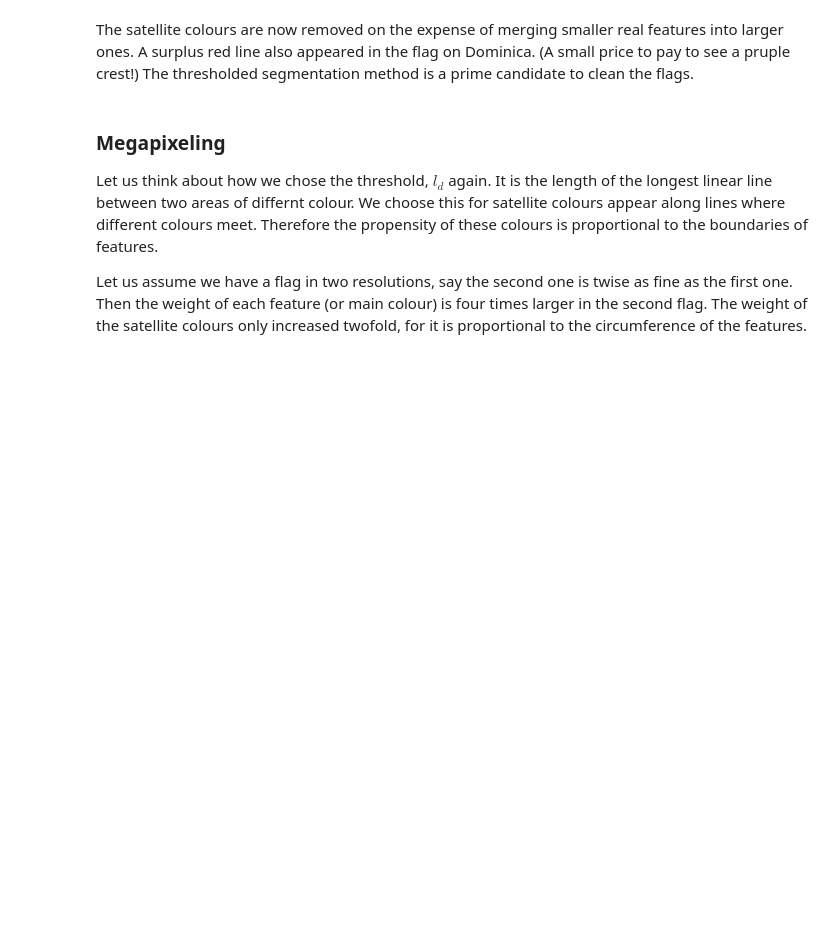
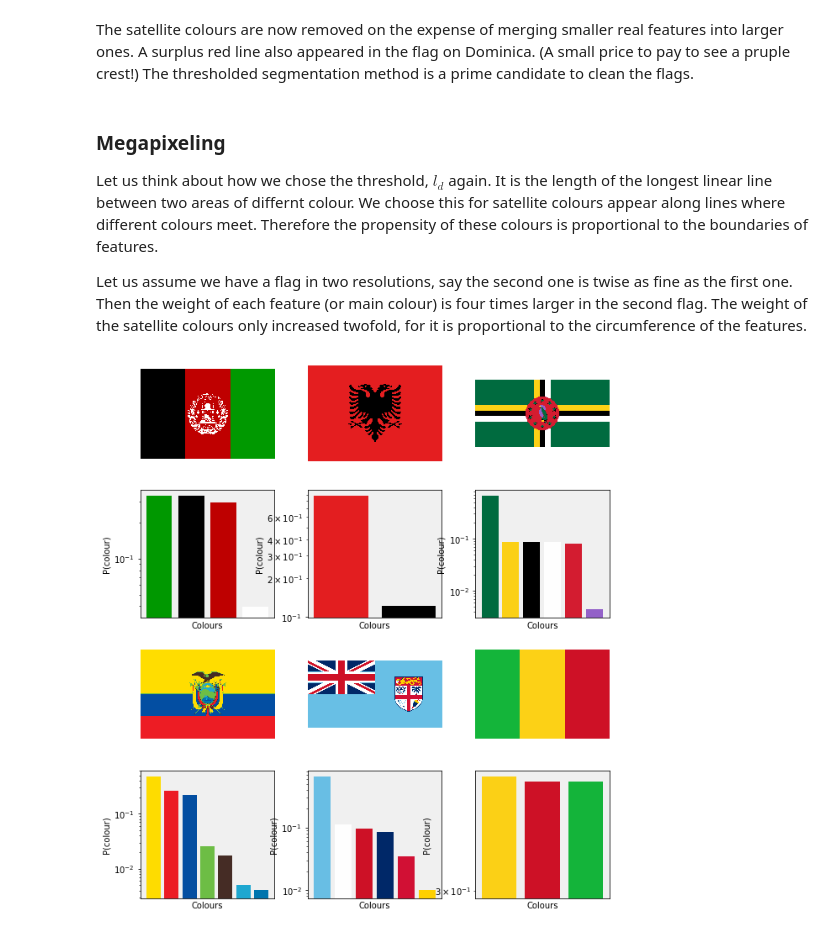
Before and after one commit to bhornung/flags, a Jupyter notebook: notebook/data-explore.ipynb, the cells around one changed output. Drawn from its saved outputs; the diff is of its cells as text; code cells hidden in the pictures; blank space fills up the shorter version.

```diff
--- a/notebook/data-explore.ipynb
+++ b/notebook/data-explore.ipynb
@@ -684,0 +509,26 @@ class ImageScalerCleaner:
+# %%
+# TO SKIP -- plot setup
+
+fig, axes = plt.subplots(4, 3, gridspec_kw = {'wspace' : 0.25, 'hspace' : 0.1})
+fig.set_size_inches(10, 12)
+
+for idx, path_to_image in enumerate(path_to_images):
+
+    image = imread(path_to_image)
+
+    clnr = ImageScalerCleaner()
+    cleaned = clnr.clean(image)
+
+    label = path_to_image.split('\\')[-1][:-4]
+
+    r = (idx // 3) * 2
+    c = idx % 3
+
+    axes[r,c].imshow(cleaned)
+    axes[r,c].axis('off')
+    r += 1
+    plot_colour_histogram(clnr.histo.colours, clnr.histo.counts, axes[r,c], n_show = None)
+
+plt.show()
+# %% [output]
+[figure, added]
```
Also changed, not shown: parts of 2 cells of this notebook, 1 other file.
